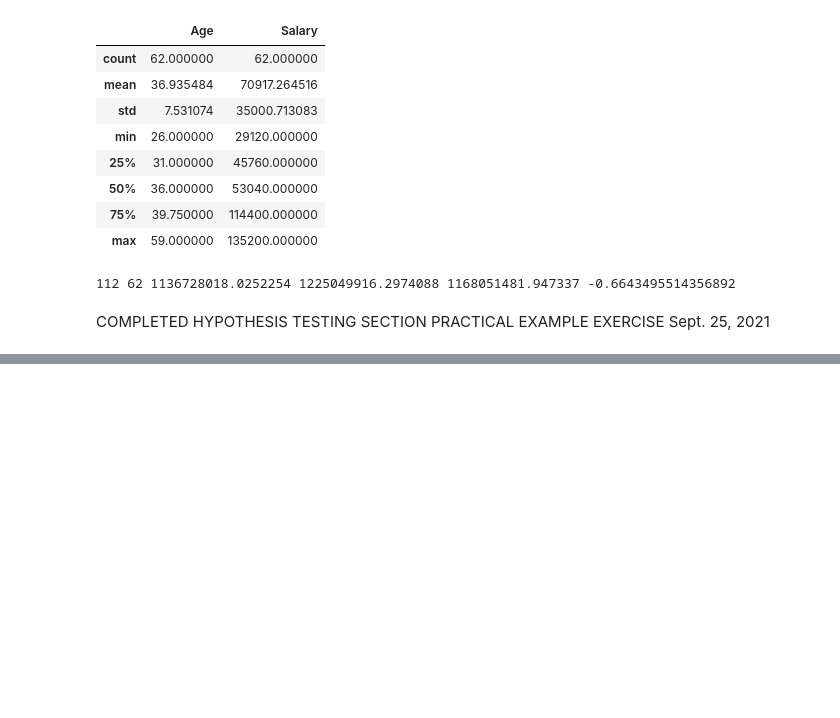
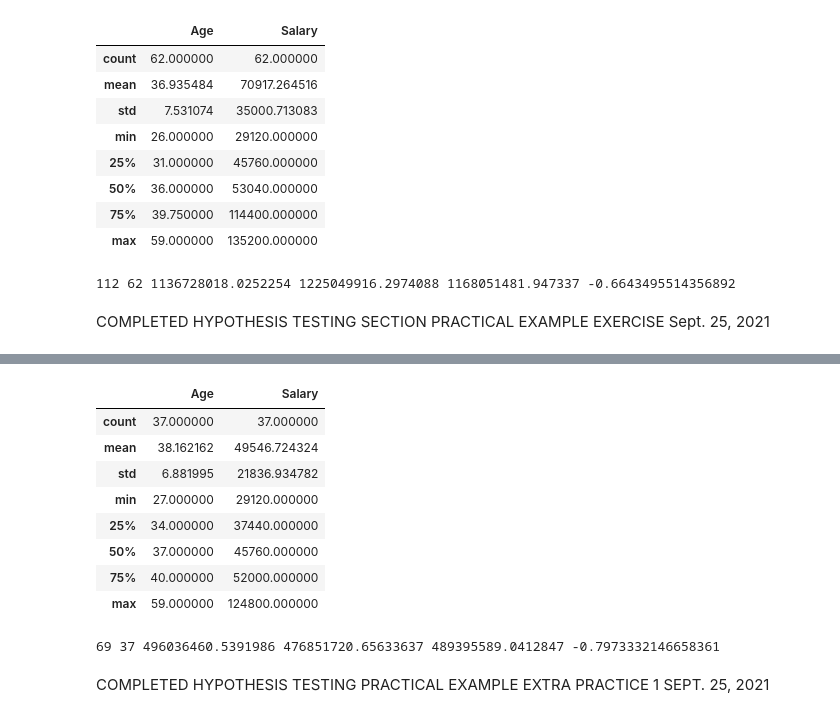
Before and after one commit to Malcolm206/UDEMY_BI_ANALYST, a Jupyter notebook: Untitled.ipynb, the cells around one changed output, grey strips where cells are left out. Saved outputs shown, nothing was run; the diff lists cells and outputs as text; code cells hidden in the pictures; blank space fills up the shorter version.

```diff
--- a/Untitled.ipynb
+++ b/Untitled.ipynb
@@ -1003,0 +1046,28 @@ COMPLETED HYPOTHESIS TESTING SECTION PRACTICAL EXAMPLE EXERCISE Sept. 25, 2021
+# %%
+pr_datanw_4_10.describe()
+# %% [output]
+|  | Age | Salary |
+| count | 37.000000 | 37.000000 |
+| mean | 38.162162 | 49546.724324 |
+| std | 6.881995 | 21836.934782 |
+| min | 27.000000 | 29120.000000 |
+| 25% | 34.000000 | 37440.000000 |
+| 50% | 37.000000 | 45760.000000 |
+| 75% | 40.000000 | 52000.000000 |
+| max | 59.000000 | 124800.000000 |
+# %%
+pr_wsize_4_10 = pr_dataw_4_10.Salary.count()
+pr_nwsize_4_10 = pr_datanw_4_10.Salary.count()
+
+pr_wmean_4_10 = 67323.10
+pr_nwmean_4_10 = 70917.26
+
+pr_wvar_4_10 = stats.tvar(pr_dataw_4_10.Salary)
+pr_nwvar_4_10 = stats.tvar(pr_datanw_4_10.Salary)
+
+pr_pooled_var_4_10 = ((pr_wsize_4_10 - 1)*(pr_wvar_4_10) + (pr_nwsize_4_10 - 1)*(pr_nwvar_4_10))/ (pr_wsize_4_10 + pr_nwsize_4_10 - 2)
+
+pr_t_score_4_10 = (pr_wmean_4_10 - pr_nwmean_4_10)/ np.sqrt((pr_pooled_var_4_10 / pr_wsize_4_10) + (pr_pooled_var_4_10 / pr_nwsize_4_10))
+print(pr_wsize_4_10, pr_nwsize_4_10, pr_wvar_4_10, pr_nwvar_4_10, pr_pooled_var_4_10, pr_t_score_4_10)
+# %% [output]
+69 37 496036460.5391986 476851720.65633637 489395589.0412847 -0.7973332146658361
@@ -1003,0 +1079,2 @@ COMPLETED HYPOTHESIS TESTING SECTION PRACTICAL EXAMPLE EXERCISE Sept. 25, 2021
+# %% [markdown]
+COMPLETED HYPOTHESIS TESTING PRACTICAL EXAMPLE EXTRA PRACTICE 1 SEPT. 25, 2021
```
Also changed, not shown: parts of 6 cells of this notebook.
